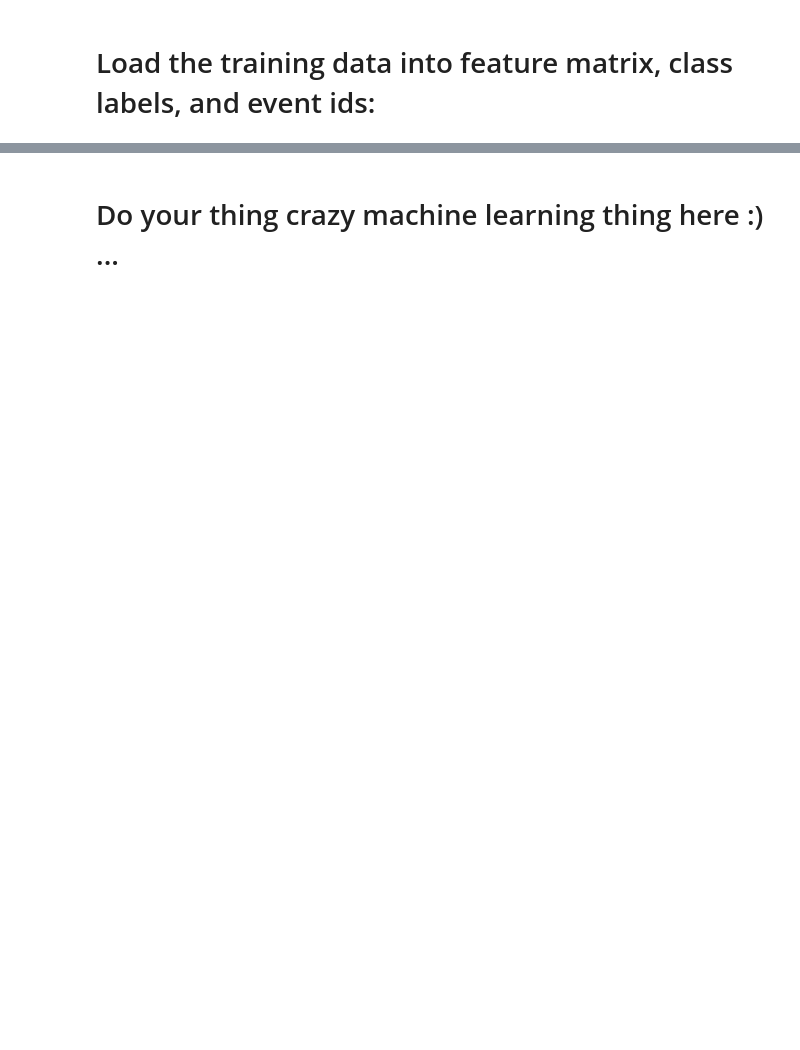
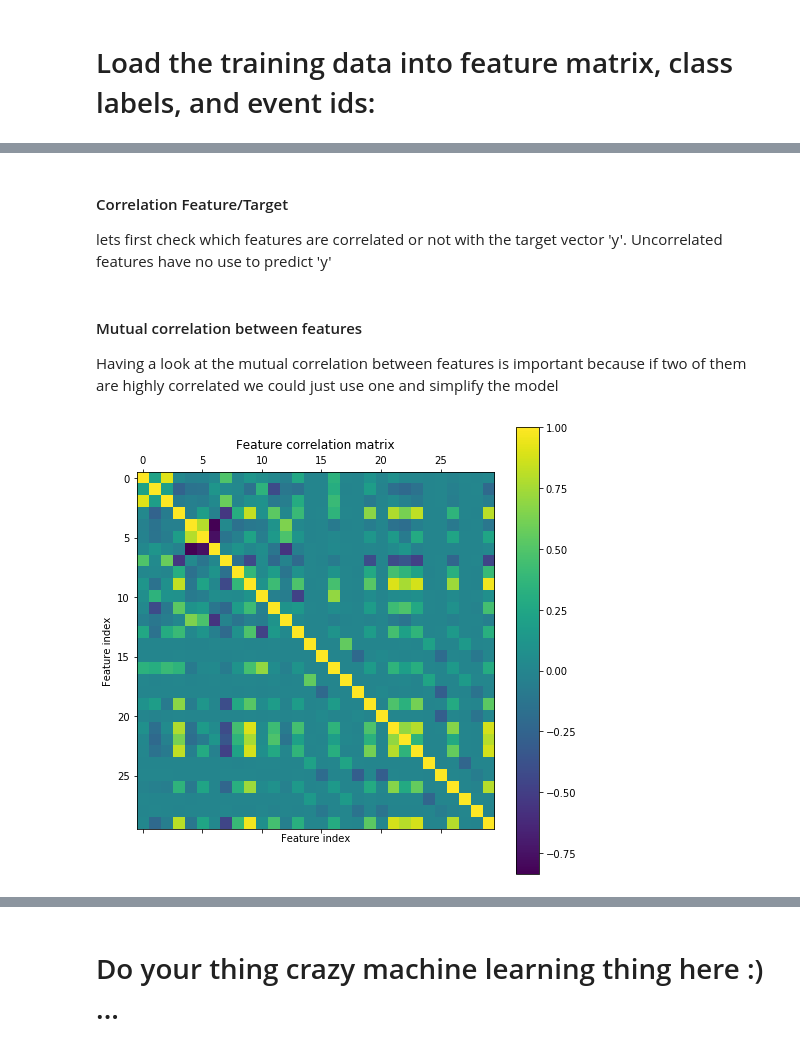
Before and after one commit to giordano-lucas/higgs-boson-classification, a Jupyter notebook: project1.ipynb, the cells around one changed output, grey strips where cells are left out. Cells and saved outputs as stored; diff of their text form; code cells hidden in the pictures; blank space fills up the shorter version.

```diff
--- a/project1.ipynb
+++ b/project1.ipynb
@@ -33,0 +41,53 @@ def build_model_data(y, x):
+# %%
+def correlation(a,b):
+    #since we want to measure linear correlation between features and target we will use the pearson corrlation provided in numpy
+    return np.corrcoef(a,b)[0][1]
+# %% [markdown]
+#### Correlation Feature/Target
+lets first check which features are correlated or not with the target vector 'y'. Uncorrelated features have no use to predict 'y'
+# %%
+correlations=[]
+
+for feature_index in range(len(tX[0])):
+    #contains one feature of the dataset, namely one column of Tx
+    feature=tX[:,feature_index]
+
+    #first of all we have to filter out all the values equal to -999 (unknown values)
+    indices=feature>-999
+    feature=feature[indices]
+    target=y[indices]
+
+    corr = correlation(feature,target)
+
+    correlations.append(corr)
+# %% [markdown]
+#### Mutual correlation between features
+Having a look at the mutual correlation between features is important because if two of them are highly correlated we could just use one and simplify the model
+# %%
+correlation_matrix=[]
+for index1 in range(len(tX[0])):
+    correlations_row=[]#row of the correlation matrix
+    for index2 in range(len(tX[0])):
+        #contains one feature of the dataset, namely one column of Tx
+        feature1=tX[:,index1]
+        feature2=tX[:,index2]
+
+        #first of all we have to filter out all the values equal to -999 (unknown values)
+        indices=(feature1>-999) * (feature2>-999)
+        feature1=feature1[indices]
+        feature2=feature2[indices]
+
+        corr = correlation(feature1,feature2)
+
+        correlations_row.append(corr)
+    correlation_matrix.append(correlations_row)
+# %%
+plt.figure(figsize=(8,8))
+plt.matshow(correlation_matrix,fignum=1)
+plt.colorbar()
+plt.title("Feature correlation matrix")
+plt.ylabel("Feature index")
+plt.xlabel("Feature index")
+plt.show()
+# %% [output]
+[figure, added]
```
Also changed, not shown: parts of 9 cells of this notebook, 1 other file.
